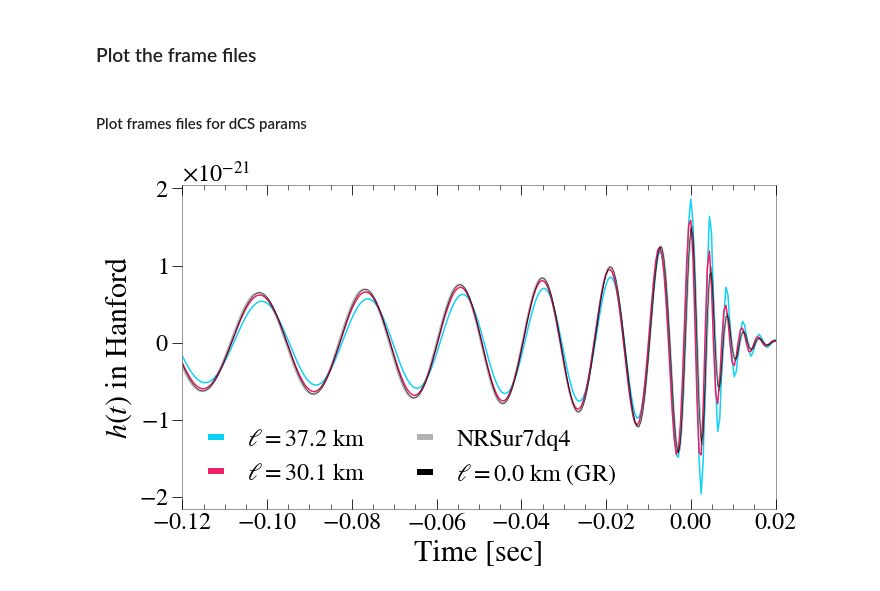
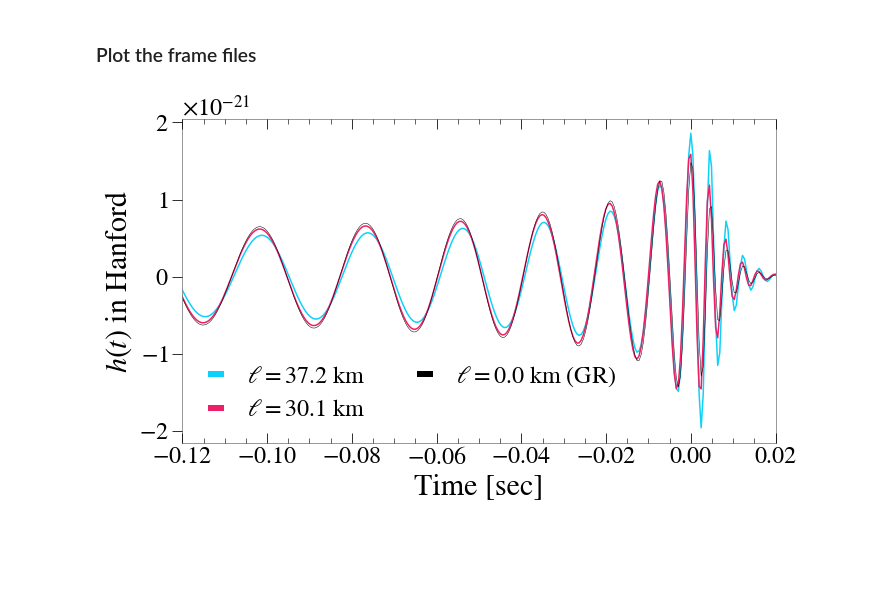
Before and after one commit to mariaokounkova/BeyondGRAnalysis, a Jupyter notebook: GenerateFramesFiles.ipynb, the cells around one changed output. Cells and saved outputs as stored; diff of their text form; code cells hidden in the pictures; blank space fills up the shorter version.

Commit message:
GenerateFramesFiles + Auxiliary: refactor notebooks
Refactor notebooks, moving common methods into
Auxiliary.ipynb

Also move around notebooks that we no longer use into .Debug
directory

```diff
--- a/GenerateFramesFiles.ipynb
+++ b/GenerateFramesFiles.ipynb
@@ -654,58 +259,44 @@ Updated distance 501.44946478891933
 # %% [markdown]
 ### Plot the frame files
-# %% [markdown]
-#### Plot frames files for dCS params
 # %%
-fig, ax = plt.subplots(figsize=(10, 6))
+def PlotInjectedWaveforms():
 
-det = "H1"
+    """ Produce a plot of injected waveforms read from frames files """
 
-base = '/home/maria.okounkova/BeyondGRAnalysis/BilbyPE/'
+    fig, ax = plt.subplots(figsize=(10, 6))
 
-## Get injected paramters
-truth_dict = GetInjectedParameters(base + 'dCS_0p0_75')
-mass = truth_dict['mass']
+    det = "H1"
 
-p = base + 'dCS_0p37_75/Frames/'
-sH = TimeSeries.read(source = p + det + '.gwf', channel=det+":LDAS_STRAIN")
-tH = SubtractPeakTime(np.array(sH.times), sH)
-plt.plot(tH, sH, '-', label='$\ell =  %.1f$' % EllinKm('0p37', mass) + ' km', lw=1.5, color='#0cd2fa')
+    base = '/home/maria.okounkova/BeyondGRAnalysis/BilbyPE/'
 
+    ## Get injected paramters
+    truth_dict = GetInjectedParameters(base + 'dCS_0p0_75')
+    mass = truth_dict['mass']
 
-p = base + 'dCS_0p3_75/Frames/'
-sH = TimeSeries.read(source = p + det + '.gwf', channel=det+":LDAS_STRAIN")
-tH = SubtractPeakTime(np.array(sH.times), sH)
-plt.plot(tH, sH, '-', label='$\ell =  %.1f$' % EllinKm('0p3', mass) + ' km', lw=1.5, color='#ed1f67')
+    p = base + 'dCS_0p37_75/Frames/'
+    sH = TimeSeries.read(source = p + det + '.gwf', channel=det+":LDAS_STRAIN")
+    tH = SubtractPeakTime(np.array(sH.times), sH)
+    plt.plot(tH, sH, '-', label='$\ell =  %.1f$' % EllinKm('0p37', mass) + ' km', lw=1.5, color='#0cd2fa')
 
+    p = base + 'dCS_0p3_75/Frames/'
+    sH = TimeSeries.read(source = p + det + '.gwf', channel=det+":LDAS_STRAIN")
+    tH = SubtractPeakTime(np.array(sH.times), sH)
+    plt.plot(tH, sH, '-', label='$\ell =  %.1f$' % EllinKm('0p3', mass) + ' km', lw=1.5, color='#ed1f67')
 
-## Gr and surrogate plot
-# Evaluate the surrogate for plotting
-# surrogate_dict = truth_dict
-# print(truth_dict)
-# surrogate_dict['phi'] = -pi/4 + 0.05
-# time_sur, h_plus_sur, h_cross_sur, amp_sur = EvaluateSurrogate(surrogate_dict)
-# timeH_sur, strainH_sur, timeL_sur, strainL_sur, timeV_sur, strainV_sur = PadAndProject(time_sur, h_plus_sur, h_cross_sur, surrogate_dict)
+    p = base + 'dCS_0p0_75/Frames/'
+    sH = TimeSeries.read(source = p + det + '.gwf', channel=det+":LDAS_STRAIN")
+    tH = SubtractPeakTime(np.array(sH.times), sH)
+    plt.plot(tH, sH, '-', label='$\ell =  %.1f$' % EllinKm('0p0', mass) + ' km (GR)', lw=0.5, color='black')
 
-# ## Plot the surrogate
-# timeH_sur = SubtractPeakTime(timeH_sur, strainH_sur)
-plt.plot(timeH_sur + 0.0003, strainH_sur, '-', label='NRSur7dq4', lw=2.0, alpha = 0.3, color='black')
+    plt.xlim(-0.12, 0.02)
+    plt.xlabel('Time [sec]')
+    plt.ylabel(r'$h(t)$ in Hanford')
+    legend = plt.legend(fontsize=24, loc = 'lower left', ncol=2, frameon=False)
+    plt.grid()
+    plt.tight_layout()
+    plt.savefig('InjectedWaveforms.pdf')
+    plt.show()
 
-
-
-p = base + 'dCS_0p0_75/Frames/'
-sH = TimeSeries.read(source = p + det + '.gwf', channel=det+":LDAS_STRAIN")
-tH = SubtractPeakTime(np.array(sH.times), sH)
-plt.plot(tH, sH, '-', label='$\ell =  %.1f$' % EllinKm('0p0', mass) + ' km (GR)', lw=0.5, color='black')
-
-#peak_time = truth_dict['t_gps']
-#plt.xlim(peak_time - 0.15, peak_time + 0.02)
-plt.xlim(-0.12, 0.02)
-plt.xlabel('Time [sec]')
-plt.ylabel(r'$h(t)$ in Hanford')
-legend = plt.legend(fontsize=24, loc = 'lower left', ncol=2, frameon=False)
-plt.grid()
-plt.tight_layout()
-plt.savefig('InjectedWaveforms.pdf')
-plt.show()
+PlotInjectedWaveforms()
 # %% [output]
-[figure, old version]
+[figure, new version]
```
Also changed, not shown: parts of 29 cells of this notebook, 2 other files.
